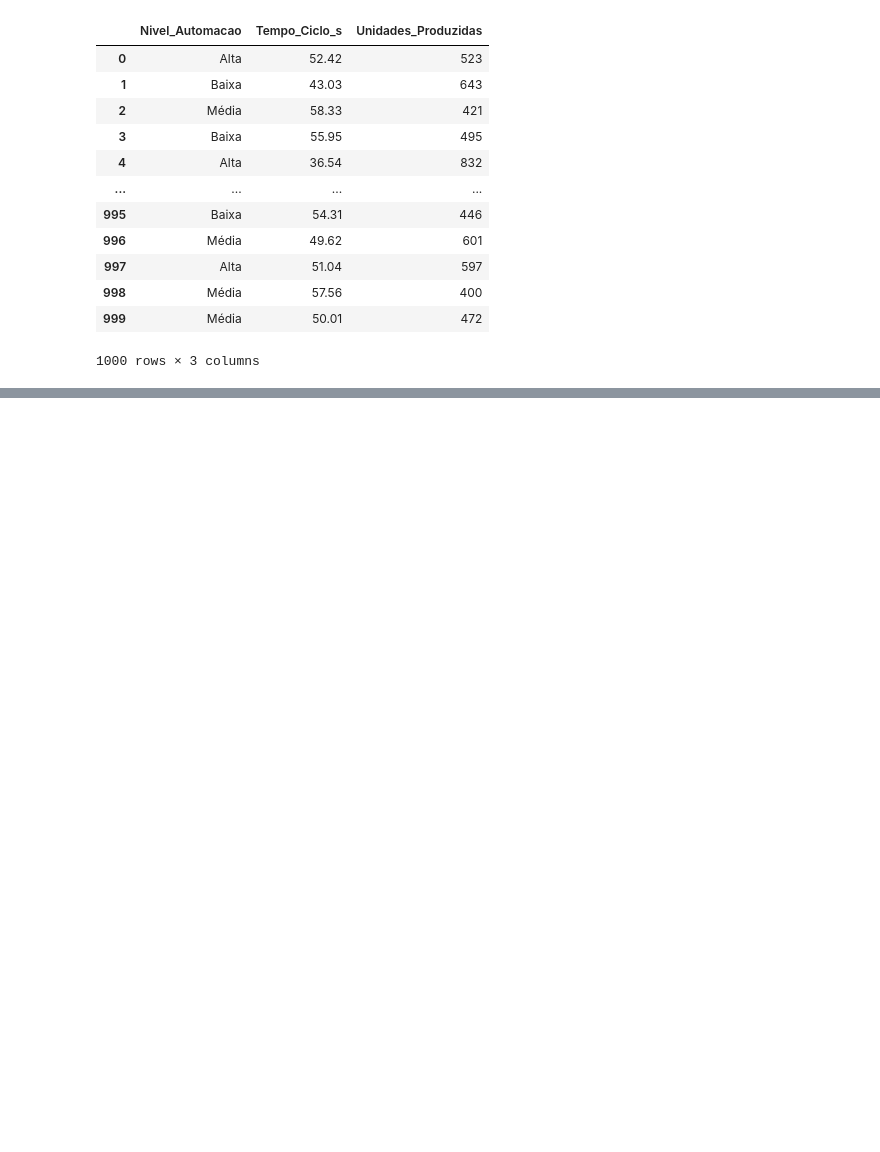
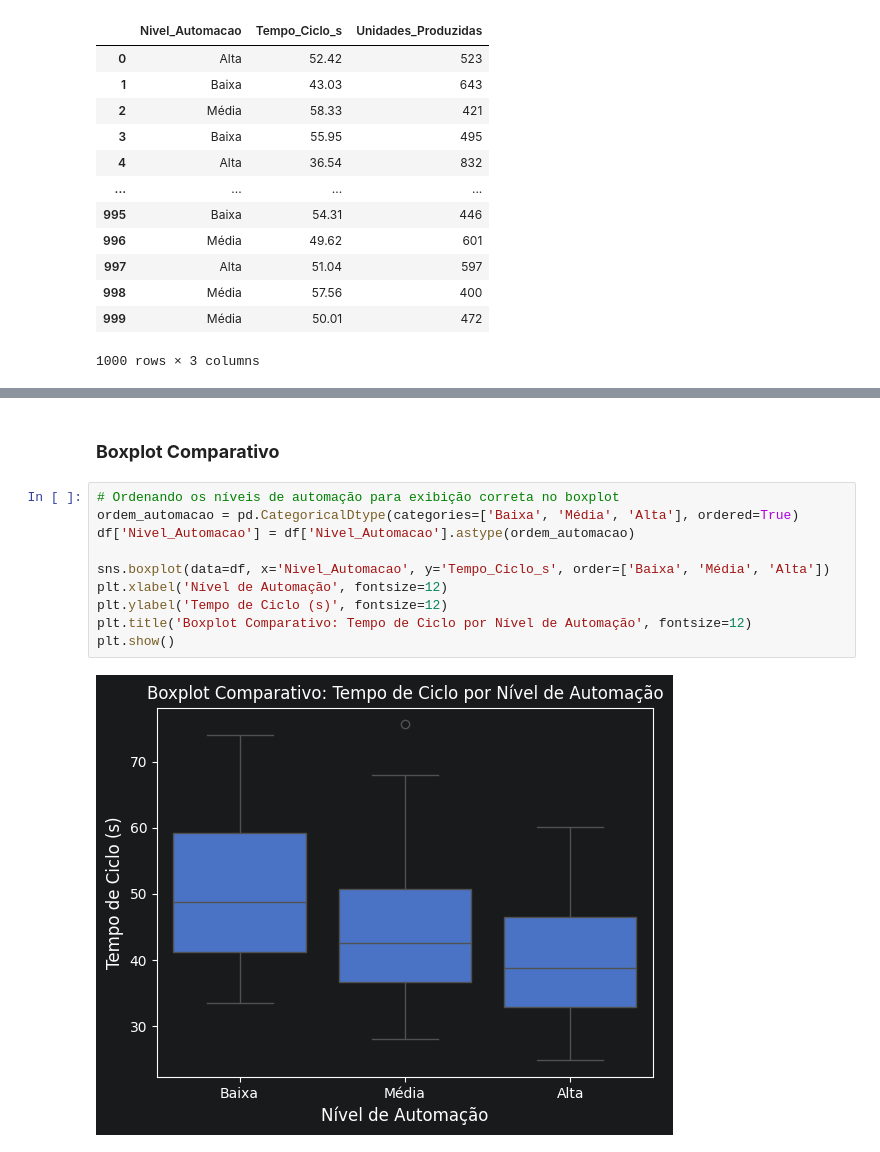
Before and after one commit to Grolla05/Projeto-1-Estatistica-E-Analise-de-dados, a Jupyter notebook: SPRINT_2/Tempo_Ciclo_Sprint2.ipynb, the cells around one changed output, grey strips where cells are left out. Drawn from its saved outputs; the diff is of its cells as text; blank space fills up the shorter version.

```diff
--- a/SPRINT_2/Tempo_Ciclo_Sprint2.ipynb
+++ b/SPRINT_2/Tempo_Ciclo_Sprint2.ipynb
@@ -64,0 +69,14 @@ plt.show()
+# %% [markdown]
+### **Boxplot Comparativo**
+# %%
+# Ordenando os níveis de automação para exibição correta no boxplot
+ordem_automacao = pd.CategoricalDtype(categories=['Baixa', 'Média', 'Alta'], ordered=True)
+df['Nivel_Automacao'] = df['Nivel_Automacao'].astype(ordem_automacao)
+
+sns.boxplot(data=df, x='Nivel_Automacao', y='Tempo_Ciclo_s', order=['Baixa', 'Média', 'Alta'])
+plt.xlabel('Nível de Automação', fontsize=12)
+plt.ylabel('Tempo de Ciclo (s)', fontsize=12)
+plt.title('Boxplot Comparativo: Tempo de Ciclo por Nível de Automação', fontsize=12)
+plt.show()
+# %% [output]
+[figure, added]
```
Also changed, not shown: parts of 21 cells of this notebook, 2 other files.
